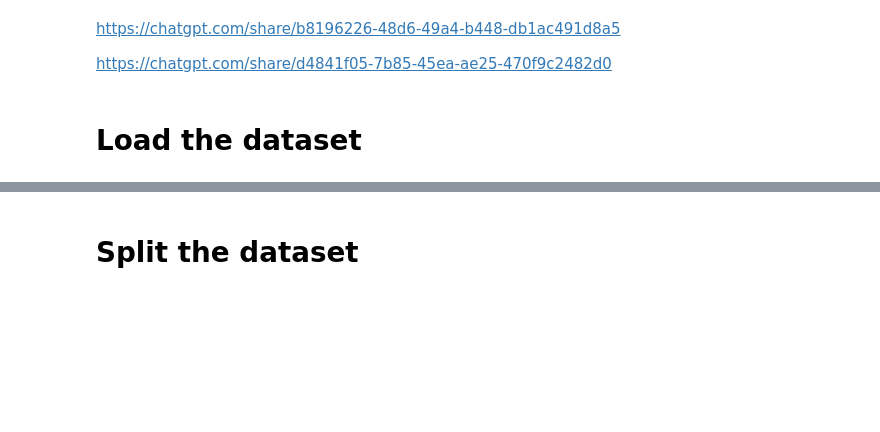
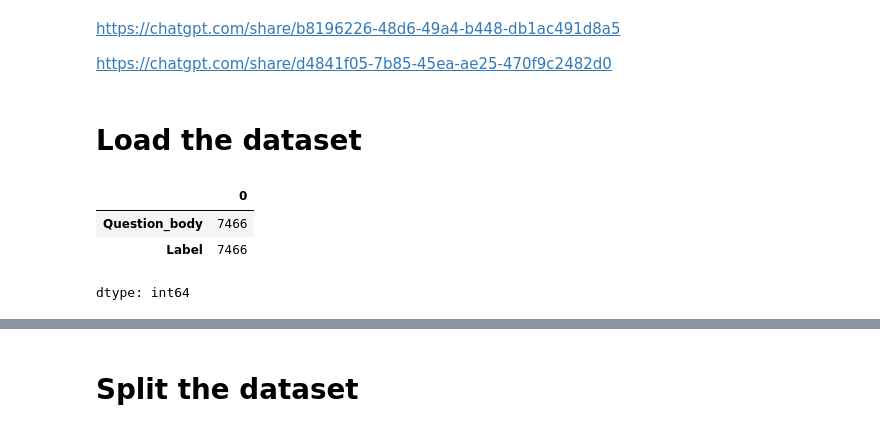
Before and after one commit to JeanMusenga/PhD-Thesis_2024_Musenga, a Jupyter notebook: BERT_ARPs_Classification_With_PredictionMetrics.ipynb, the cells around one changed output, grey strips where cells are left out. Drawn from its saved outputs; the diff is of its cells as text; code cells hidden in the pictures; blank space fills up the shorter version.

```diff
--- a/BERT_ARPs_Classification_With_PredictionMetrics.ipynb
+++ b/BERT_ARPs_Classification_With_PredictionMetrics.ipynb
@@ -23,3 +24,10 @@ np.random.seed(42) #The random seed helps in the reproduction of the results
 # Load the dataset
 file_path = '/content/posts.xlsx'
 df = pd.read_excel(file_path)
+# %%
+df[df['Label'] ==1].count()
+# %% [output]
+|  | 0 |
+| Question_body | 7466 |
+| Label | 7466 |
+dtype: int64
```
Also changed, not shown: parts of 23 cells of this notebook.
